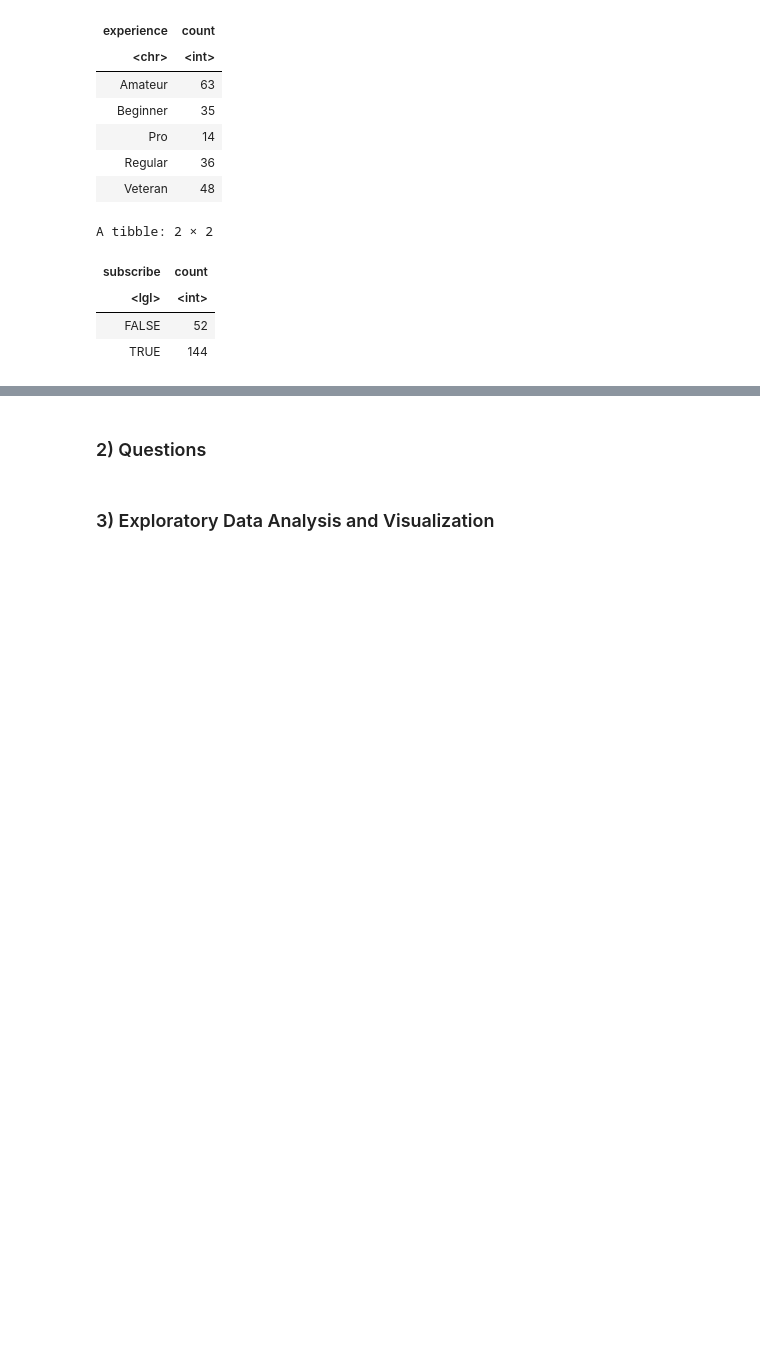
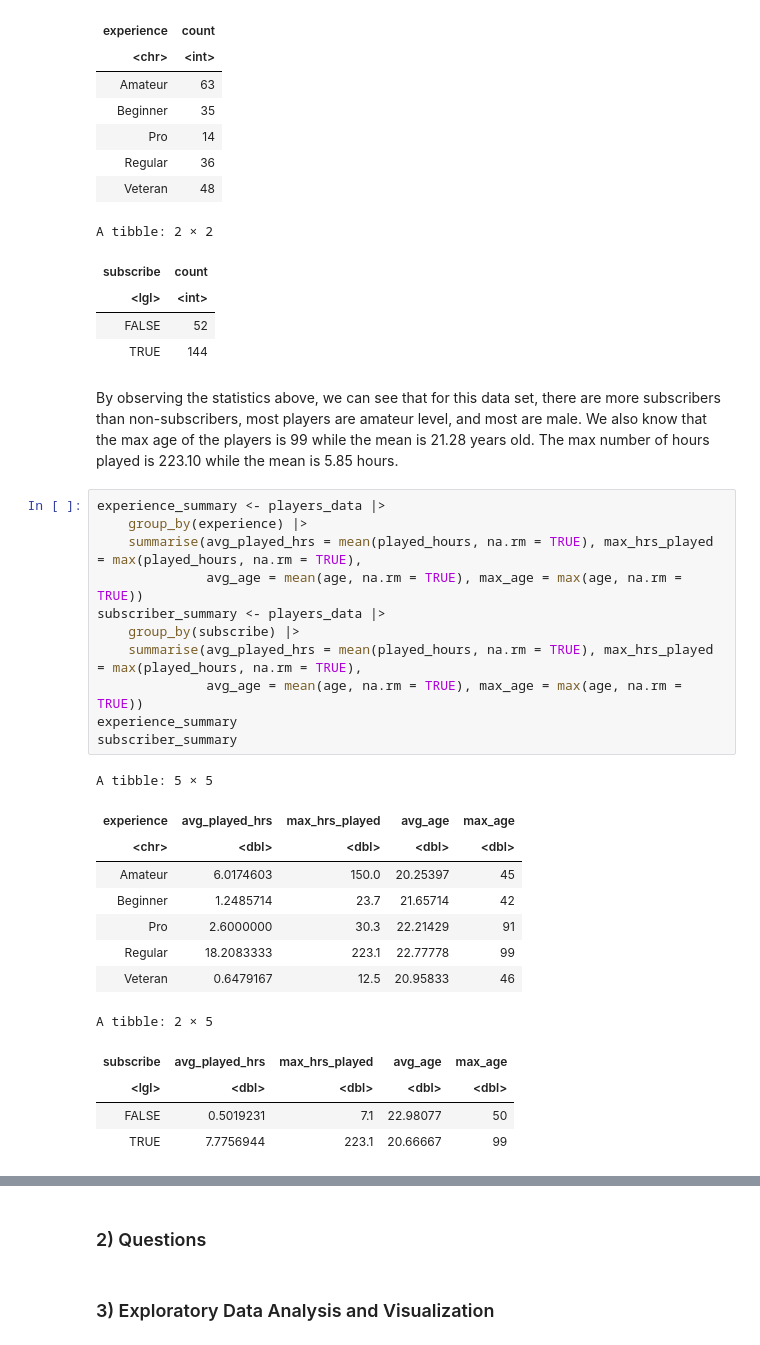
Before and after one commit to brianna-lin/DSCI_100_Individual_Project_Planning, a Jupyter notebook: individual_project_planning/individual_project_plan.ipynb, the cells around one changed output, grey strips where cells are left out. Drawn from its saved outputs; the diff is of its cells as text; blank space fills up the shorter version.

Commit message:
Finished Part 1 Data Description / produced summary stats for players data

```diff
--- a/individual_project_planning/individual_project_plan.ipynb
+++ b/individual_project_planning/individual_project_plan.ipynb
@@ -108,3 +111,30 @@ A tibble: 2 × 2
 | <lgl> | <int> |
 | FALSE | 52 |
 | TRUE | 144 |
+# %% [markdown]
+By observing the statistics above, we can see that for this data set, there are more subscribers than non-subscribers, most players are amateur level, and most are male. We also know that the max age of the players is 99 while the mean is 21.28 years old. The max number of hours played is 223.10 while the mean is 5.85 hours.
+# %%
+experience_summary <- players_data |>
+    group_by(experience) |>
+    summarise(avg_played_hrs = mean(played_hours, na.rm = TRUE), max_hrs_played = max(played_hours, na.rm = TRUE),
+              avg_age = mean(age, na.rm = TRUE), max_age = max(age, na.rm = TRUE))
+subscriber_summary <- players_data |>
+    group_by(subscribe) |>
+    summarise(avg_played_hrs = mean(played_hours, na.rm = TRUE), max_hrs_played = max(played_hours, na.rm = TRUE),
+              avg_age = mean(age, na.rm = TRUE), max_age = max(age, na.rm = TRUE))
+experience_summary
+subscriber_summary
+# %% [output]
+A tibble: 5 × 5
+| experience | avg_played_hrs | max_hrs_played | avg_age | max_age |
+| <chr> | <dbl> | <dbl> | <dbl> | <dbl> |
+| Amateur | 6.0174603 | 150.0 | 20.25397 | 45 |
+| Beginner | 1.2485714 | 23.7 | 21.65714 | 42 |
+| Pro | 2.6000000 | 30.3 | 22.21429 | 91 |
+| Regular | 18.2083333 | 223.1 | 22.77778 | 99 |
+| Veteran | 0.6479167 | 12.5 | 20.95833 | 46 |
+A tibble: 2 × 5
+| subscribe | avg_played_hrs | max_hrs_played | avg_age | max_age |
+| <lgl> | <dbl> | <dbl> | <dbl> | <dbl> |
+| FALSE | 0.5019231 | 7.1 | 22.98077 | 50 |
+| TRUE | 7.7756944 | 223.1 | 20.66667 | 99 |
```
Also changed, not shown: parts of 4 cells of this notebook.
